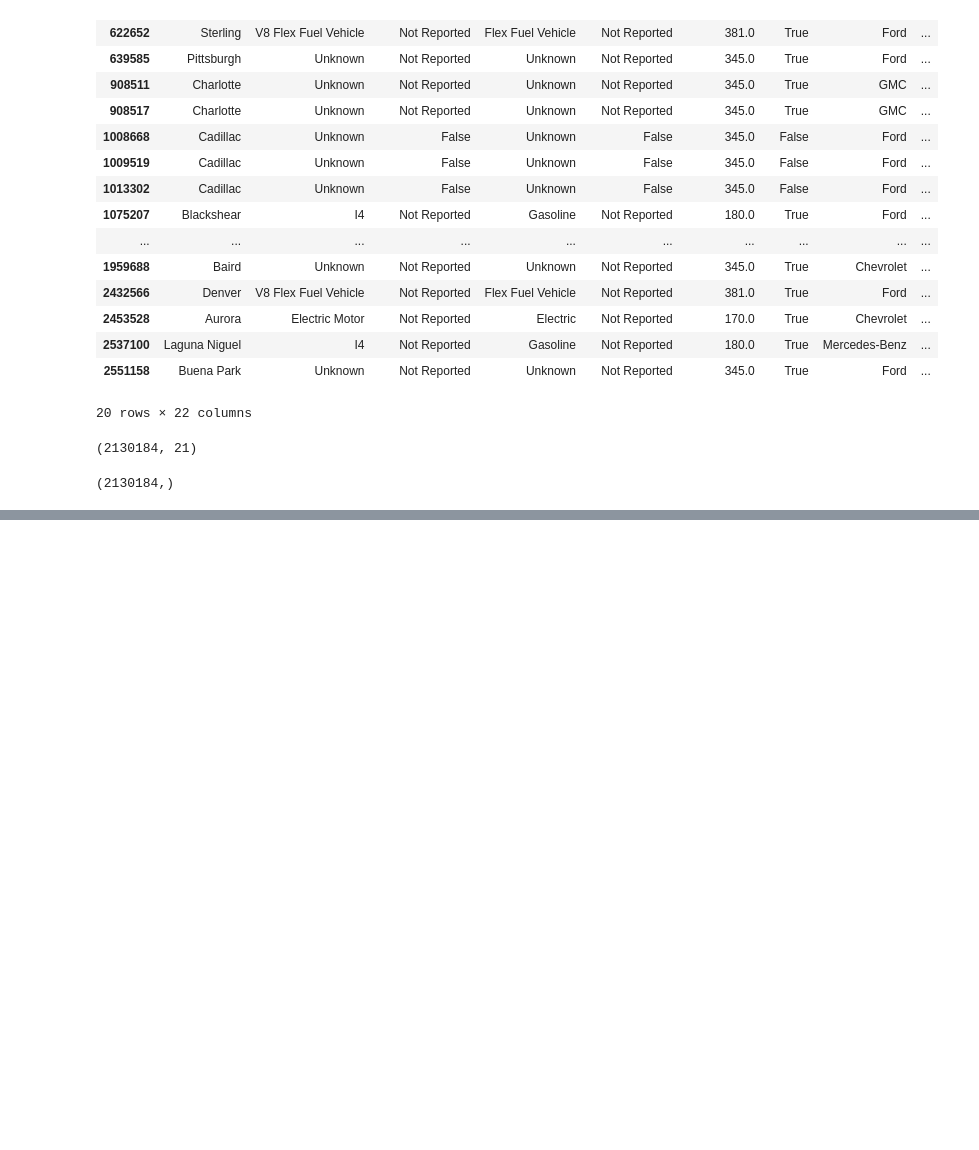
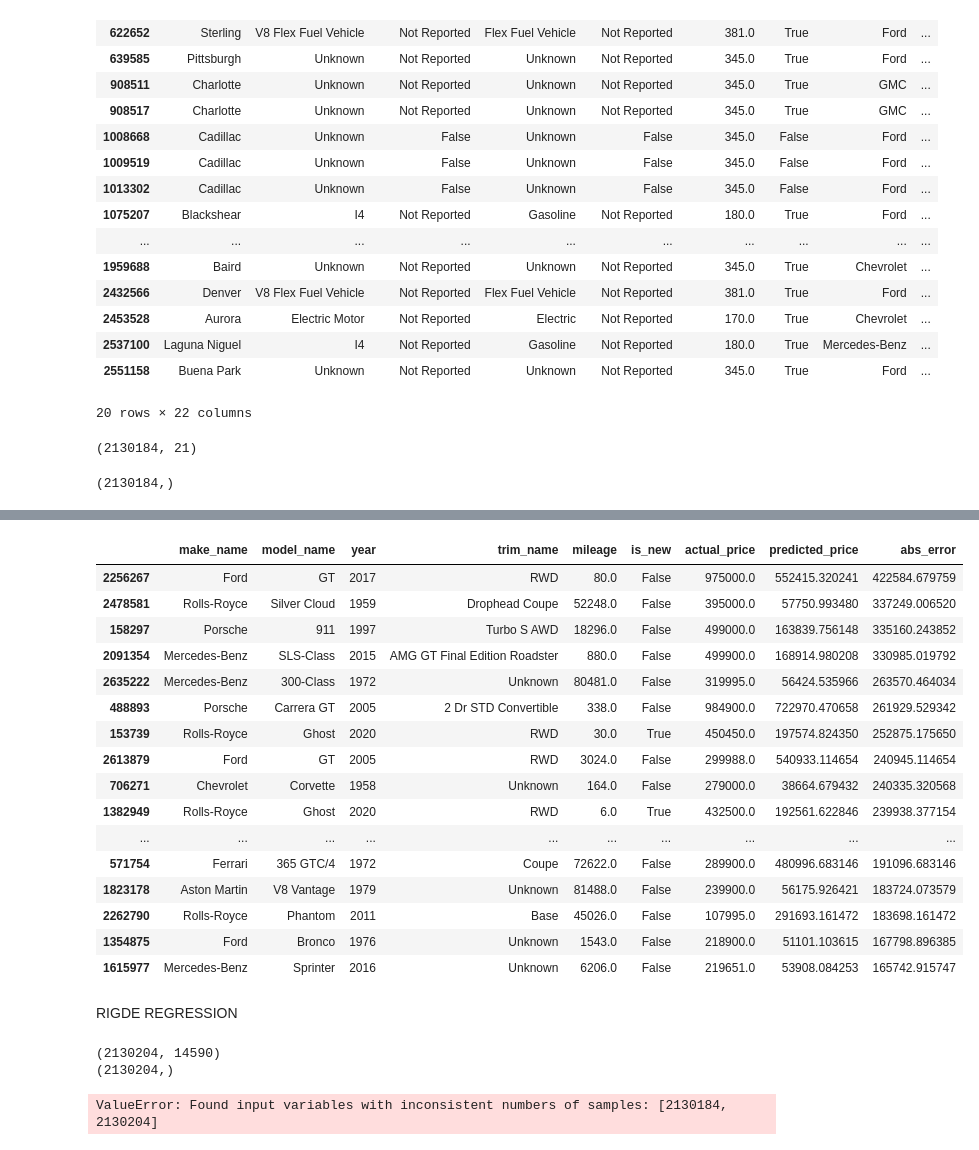
Before and after one commit to CaseyKiiza2026/vehicle-valuation-platform, a Jupyter notebook: notebooks/other_model.ipynb, the cells around one changed output, grey strips where cells are left out. Drawn from its saved outputs; the diff is of its cells as text; code cells hidden in the pictures; blank space fills up the shorter version.

```diff
--- a/notebooks/other_model.ipynb
+++ b/notebooks/other_model.ipynb
@@ -1147,0 +1341,7 @@ y_train.shape
+# %%
+val_errors = X_val.copy()
+
+val_errors["actual_price"] = y_val
+val_errors["predicted_price"] = y_pred
+val_errors["error"] = y_val - y_pred
+val_errors["abs_error"] = abs(y_val - y_pred)
@@ -1147,0 +1364,34 @@ y_train.shape
+# %%
+val_errors.sort_values("abs_error", ascending=False)[
+    [
+        "make_name",
+        "model_name",
+        "year",
+        "trim_name",
+        "mileage",
+        "is_new",
+        "actual_price",
+        "predicted_price",
+        "abs_error"
+    ]
+].head(20)
+# %% [output]
+|  | make_name | model_name | year | trim_name | mileage | is_new | actual_price | predicted_price | abs_error |
+| 2256267 | Ford | GT | 2017 | RWD | 80.0 | False | 975000.0 | 552415.320241 | 422584.679759 |
+| 2478581 | Rolls-Royce | Silver Cloud | 1959 | Drophead Coupe | 52248.0 | False | 395000.0 | 57750.993480 | 337249.006520 |
+| 158297 | Porsche | 911 | 1997 | Turbo S AWD | 18296.0 | False | 499000.0 | 163839.756148 | 335160.243852 |
+| 2091354 | Mercedes-Benz | SLS-Class | 2015 | AMG GT Final Edition Roadster | 880.0 | False | 499900.0 | 168914.980208 | 330985.019792 |
+| 2635222 | Mercedes-Benz | 300-Class | 1972 | Unknown | 80481.0 | False | 319995.0 | 56424.535966 | 263570.464034 |
+| 488893 | Porsche | Carrera GT | 2005 | 2 Dr STD Convertible | 338.0 | False | 984900.0 | 722970.470658 | 261929.529342 |
+| 153739 | Rolls-Royce | Ghost | 2020 | RWD | 30.0 | True | 450450.0 | 197574.824350 | 252875.175650 |
+| 2613879 | Ford | GT | 2005 | RWD | 3024.0 | False | 299988.0 | 540933.114654 | 240945.114654 |
+| 706271 | Chevrolet | Corvette | 1958 | Unknown | 164.0 | False | 279000.0 | 38664.679432 | 240335.320568 |
+| 1382949 | Rolls-Royce | Ghost | 2020 | RWD | 6.0 | True | 432500.0 | 192561.622846 | 239938.377154 |
+| ... | ... | ... | ... | ... | ... | ... | ... | ... | ... |
+| 571754 | Ferrari | 365 GTC/4 | 1972 | Coupe | 72622.0 | False | 289900.0 | 480996.683146 | 191096.683146 |
+| 1823178 | Aston Martin | V8 Vantage | 1979 | Unknown | 81488.0 | False | 239900.0 | 56175.926421 | 183724.073579 |
+| 2262790 | Rolls-Royce | Phantom | 2011 | Base | 45026.0 | False | 107995.0 | 291693.161472 | 183698.161472 |
+| 1354875 | Ford | Bronco | 1976 | Unknown | 1543.0 | False | 218900.0 | 51101.103615 | 167798.896385 |
+| 1615977 | Mercedes-Benz | Sprinter | 2016 | Unknown | 6206.0 | False | 219651.0 | 53908.084253 | 165742.915747 |
+# %% [markdown]
+RIGDE REGRESSION
@@ -1147,0 +1401,6 @@ y_train.shape
+# %%
+print(X_train_processed.shape)
+print(y_train.shape)
+# %% [output]
+(2130204, 14590)
+(2130204,)
@@ -1147,0 +1409,18 @@ y_train.shape
+# %%
+## Ridge Regression
+alphas = [0.01, 0.1, 1, 10, 100]
+
+for alpha in alphas:
+    ridge_model = Ridge(alpha=alpha)
+
+    ridge_model.fit(X_train_processed, y_train)
+
+    ridge_val_pred = ridge_model.predict(X_val_processed)
+
+    ridge_val_rmse = np.sqrt(
+        mean_squared_error(y_val, ridge_val_pred)
+    )
+
+    print(alpha, ridge_val_rmse)
+# %% [output]
+ValueError: Found input variables with inconsistent numbers of samples: [2130184, 2130204]
```
Also changed, not shown: parts of 40 cells of this notebook.
